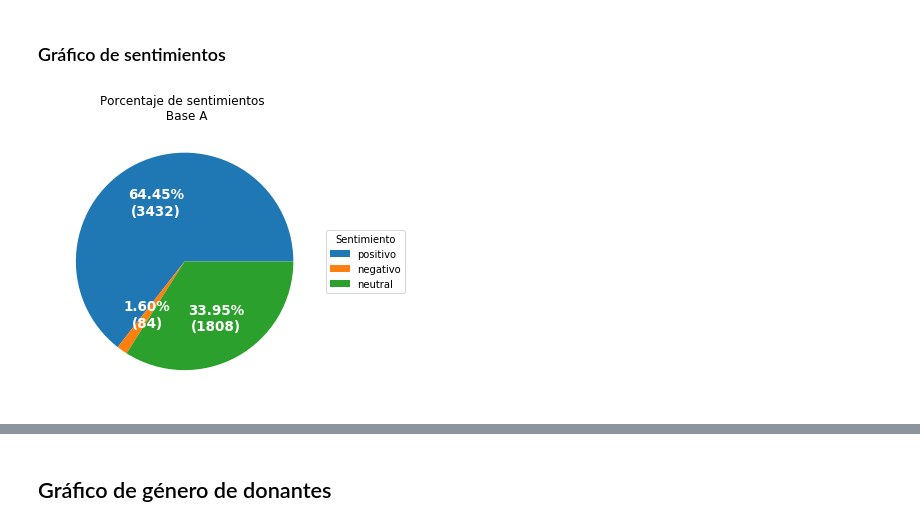
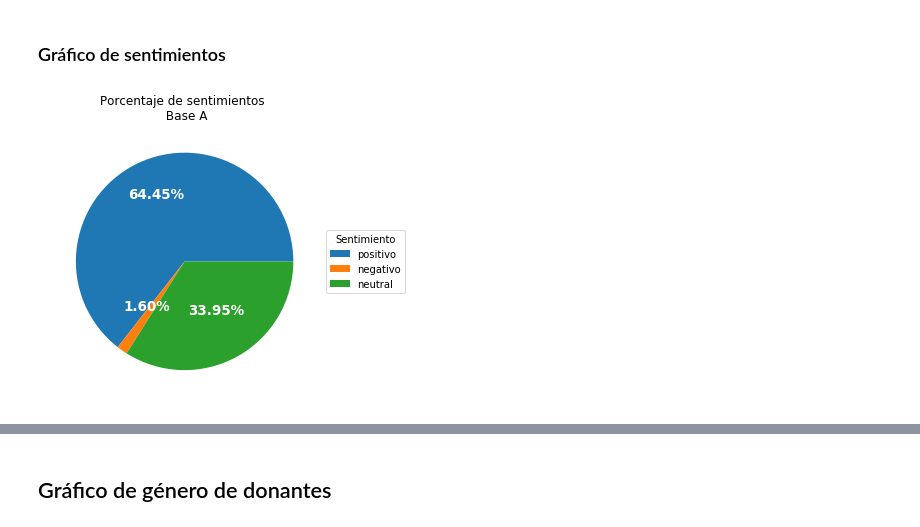
Before and after one commit to JorgeGarciaBello/hip_give, a Jupyter notebook: 1_text_analysis/pie_charts.ipynb, the cells around one changed output, grey strips where cells are left out. Cells and saved outputs as stored; diff of their text form; code cells hidden in the pictures.

```diff
--- a/1_text_analysis/pie_charts.ipynb
+++ b/1_text_analysis/pie_charts.ipynb
@@ -9,35 +9,36 @@ import matplotlib.pyplot as plt
 fig, ax = plt.subplots(figsize=(9, 5), subplot_kw=dict(aspect="equal"))
 
 recipe = ["3432  positivo",
           "85  negativo",
           "1808 neutral"
           ]
 
 data = [float(x.split()[0]) for x in recipe]
 ingredients = [x.split()[-1] for x in recipe]
 
 
 def func(pct, allvals):
     absolute = int(pct/100.*np.sum(allvals))
-    return "{:.2f}%\n({:d})".format(pct, absolute)
+    return "{:.2f}%\n".format(pct, absolute)
+    #return "{:.2f}%\n({:d})".format(pct, absolute)
 
 
 wedges, texts, autotexts = ax.pie(data, autopct=lambda pct: func(pct, data),
                                   textprops=dict(color="w"))
 
 ax.legend(wedges, ingredients,
           title="Sentimiento",
           loc="center left",
           bbox_to_anchor=(1, 0, 0.5, 1))
 
 plt.setp(autotexts, size=13.5, weight="bold")
 
 ax.set_title("Porcentaje de sentimientos \n Base A")
 #plt.savefig('pie_chart_comment_analysis_base_A.png',bbox_inches='tight',dpi=150)
 #plt.savefig('pie_chart_comment_analysis_base_A.png')
 plt.savefig('pie_chart_comment_analysis_base_AA.png',bbox_inches='tight')
 # %% [output]
-[figure, old version]
+[figure, new version]
 # %%
 fig, ax = plt.subplots(figsize=(9, 5), subplot_kw=dict(aspect="equal"))
 recipe = ["5260  positivo",
```
Also changed, not shown: parts of 6 cells of this notebook, 18 other files.
